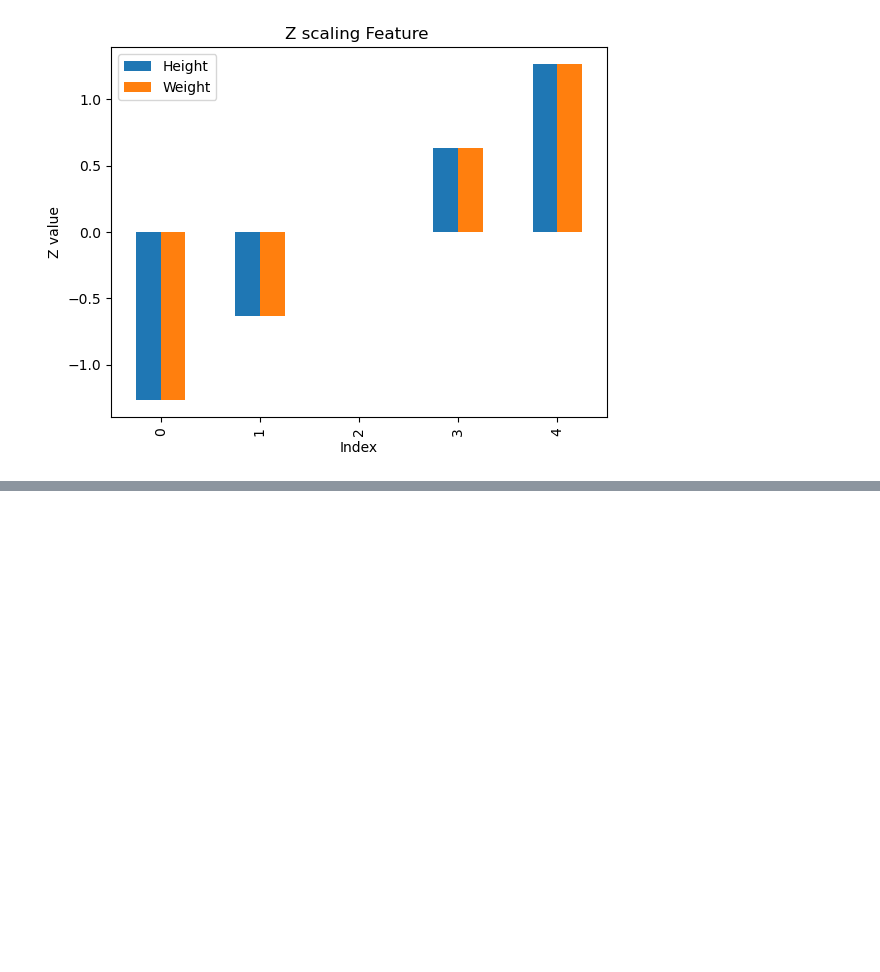
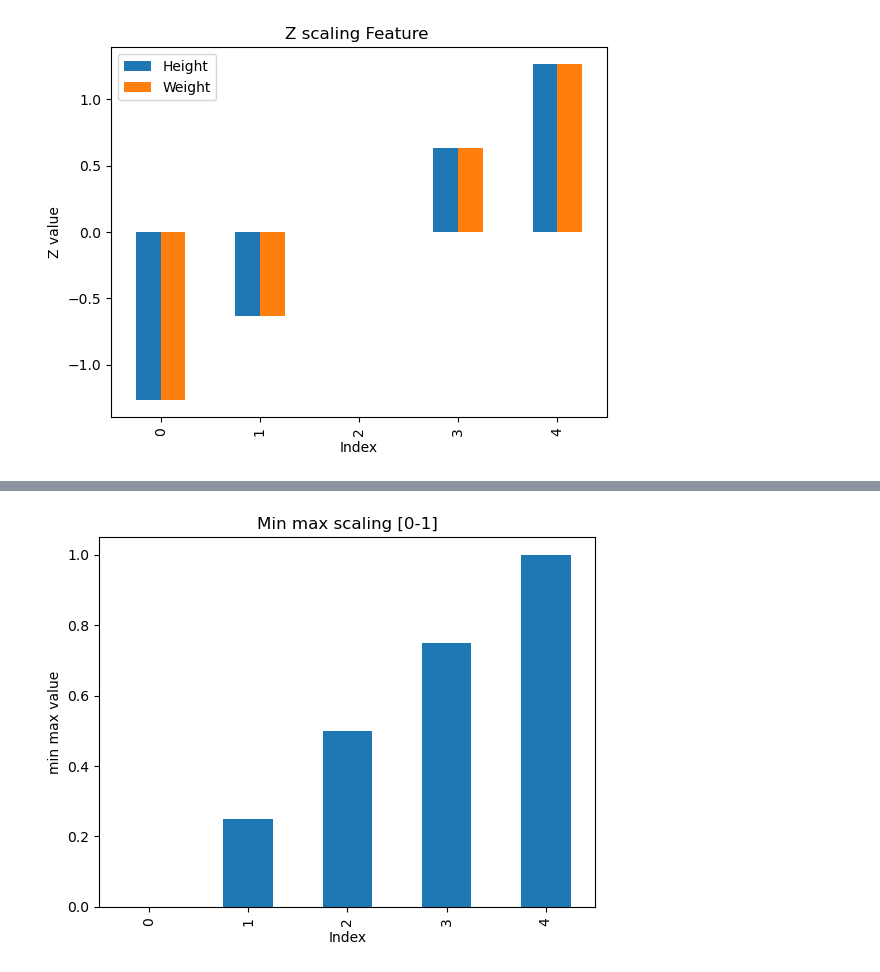
Before and after one commit to arman-hossain45/Phitrom_AI-ML, a Jupyter notebook: allModulePractice.ipynb, the cells around one changed output, grey strips where cells are left out. Cells and saved outputs as stored; diff of their text form; code cells hidden in the pictures; blank space fills up the shorter version.

```diff
--- a/allModulePractice.ipynb
+++ b/allModulePractice.ipynb
@@ -4275,0 +4320,7 @@ plt.show()
+# %%
+df['scaling_Height'].plot (kind='bar')
+plt.title("Min max scaling [0-1]")
+plt.xlabel("Index");plt.ylabel('min max value')
+plt.show()
+# %% [output]
+[figure, added]
```
Also changed, not shown: parts of 6 cells of this notebook.
